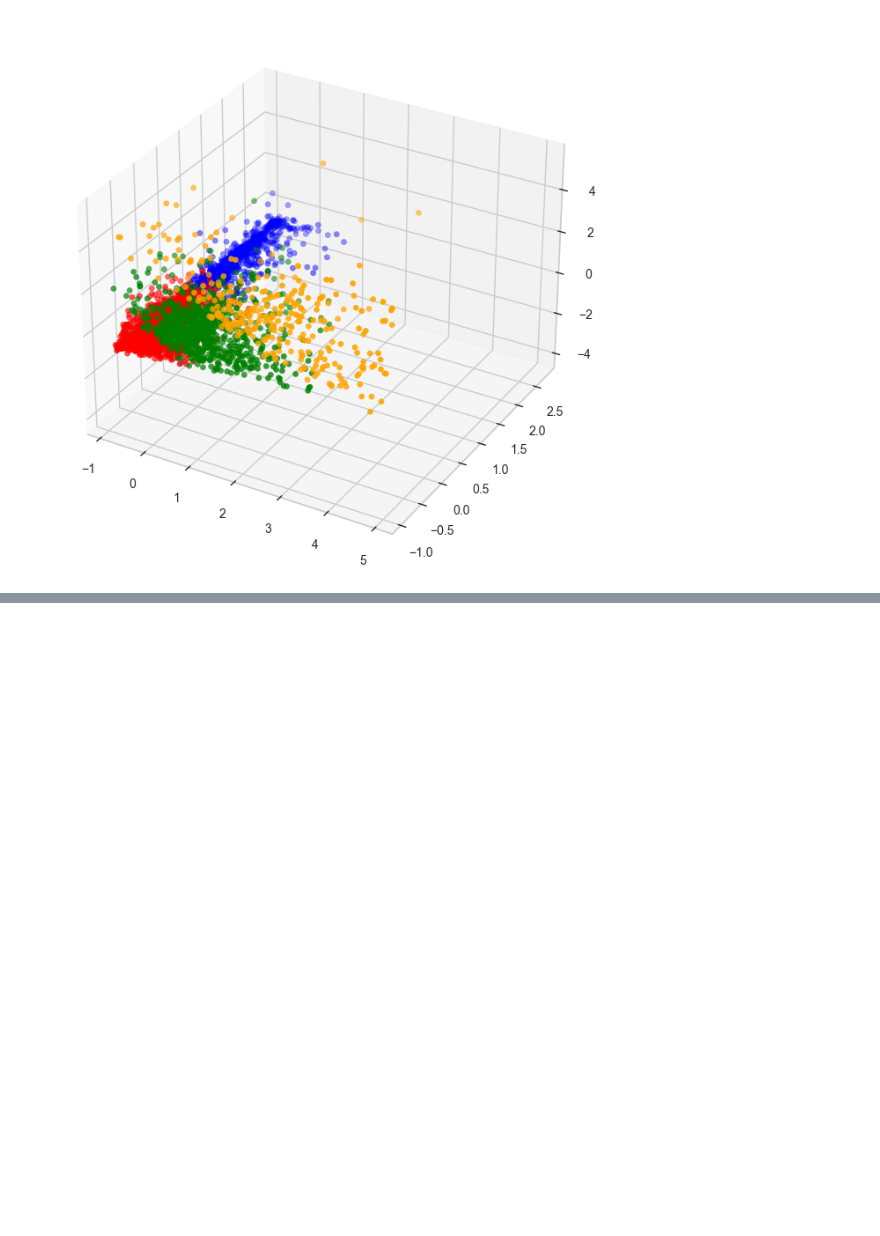
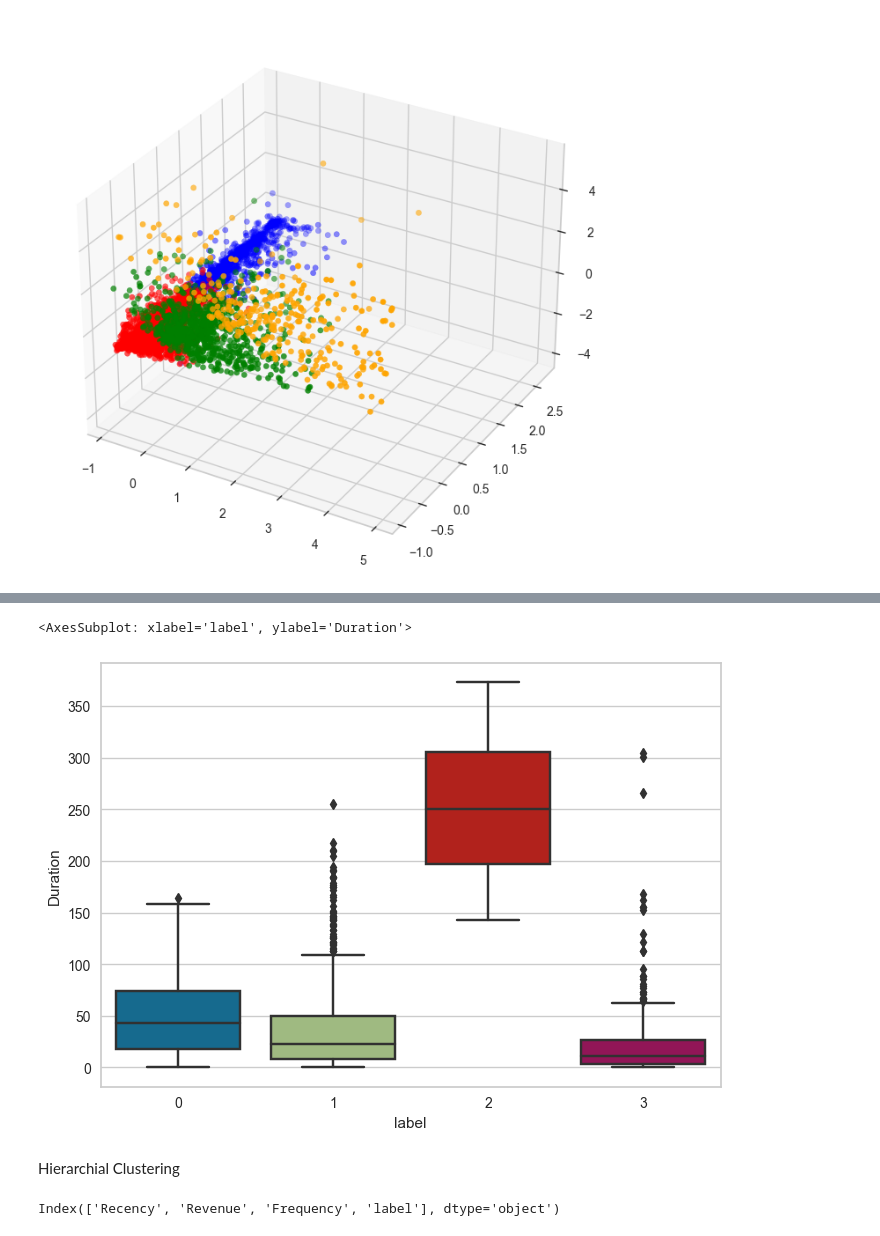
Before and after one commit to sarav003/MyWork, a Jupyter notebook: clustering/clustering_prac_RFM_analysis.ipynb, the cells around one changed output, grey strips where cells are left out. Cells and saved outputs as stored; diff of their text form; code cells hidden in the pictures; blank space fills up the shorter version.

```diff
--- a/clustering/clustering_prac_RFM_analysis.ipynb
+++ b/clustering/clustering_prac_RFM_analysis.ipynb
@@ -366,0 +388,7 @@ plt.show()
+# %%
+sns.boxplot(x='label',y='Duration',data=final_kmeans)
+# %% [output]
+<AxesSubplot: xlabel='label', ylabel='Duration'>
+[figure, added]
+# %% [markdown]
+Hierarchial Clustering
@@ -366,0 +398,4 @@ plt.show()
+# %%
+rfm.columns
+# %% [output]
+Index(['Recency', 'Revenue', 'Frequency', 'label'], dtype='object')
```
Also changed, not shown: parts of 19 cells of this notebook.
